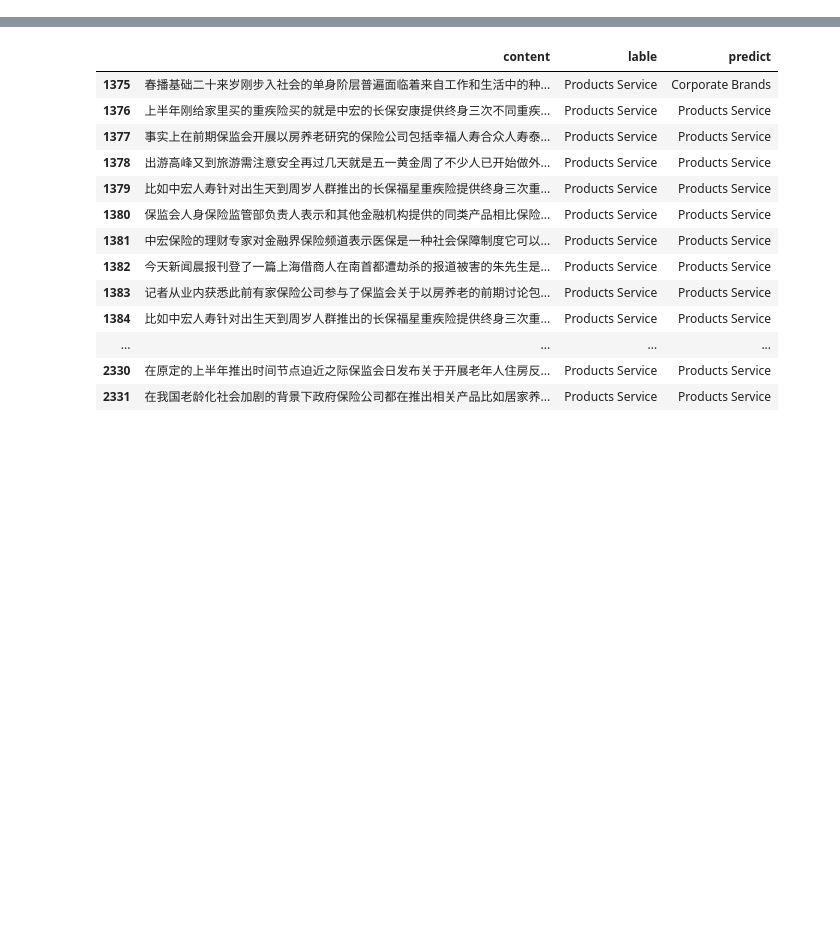
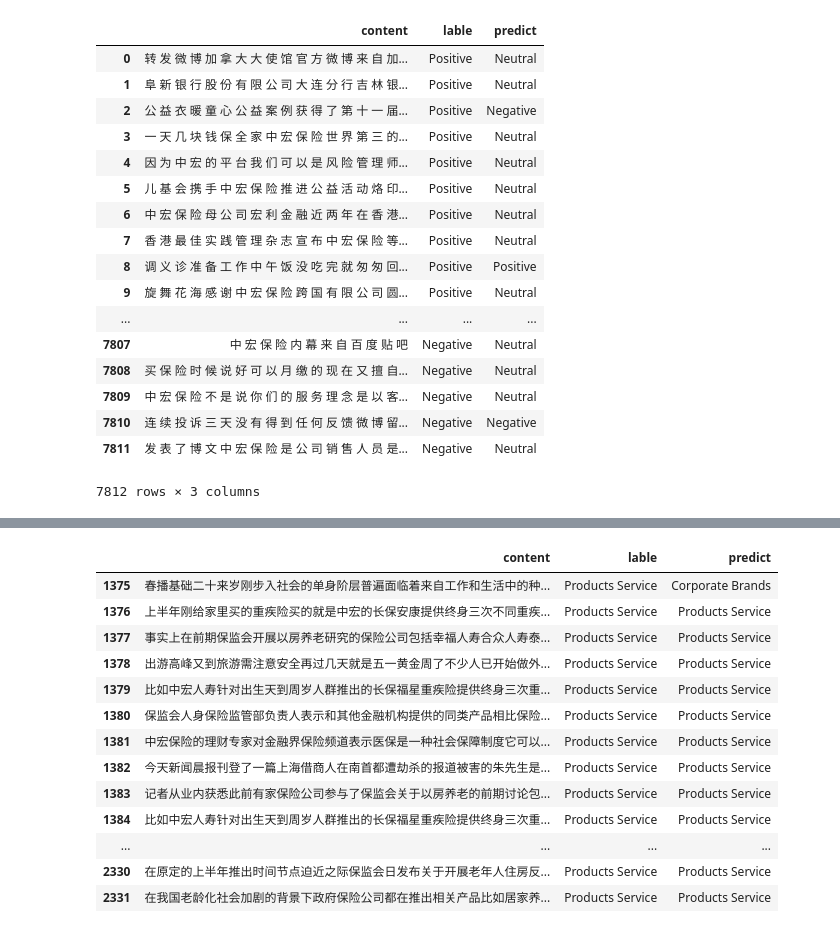
Before and after one commit to zbxzc35/zh_cnn_text_classify, a Jupyter notebook: result summery.ipynb, the cells around one changed output, grey strips where cells are left out. Saved outputs shown, nothing was run; the diff lists cells and outputs as text; code cells hidden in the pictures; blank space fills up the shorter version.

Commit message:
Merge branch 'master' into sentiment_analysis
# Conflicts:
#	data_preparation.ipynb
#	text_cnn.py
#	train.py

```diff
--- a/result summery.ipynb
+++ b/result summery.ipynb
@@ -5,5 +5,26 @@ myfile = './runs/2017-10-16T20:26:22.272819/'
 # %%
 data = pd.read_csv(myfile+'prediction.csv',names = ['content','lable','predict'])
+# %%
+data
+# %% [output]
+|  | content | lable | predict |
+| 0 | 转 发 微 博 加 拿 大 大 使 馆 官 方 微 博 来 自 加... | Positive | Neutral |
+| 1 | 阜 新 银 行 股 份 有 限 公 司 大 连 分 行 吉 林 银... | Positive | Neutral |
+| 2 | 公 益 衣 暖 童 心 公 益 案 例 获 得 了 第 十 一 届... | Positive | Negative |
+| 3 | 一 天 几 块 钱 保 全 家 中 宏 保 险 世 界 第 三 的... | Positive | Neutral |
+| 4 | 因 为 中 宏 的 平 台 我 们 可 以 是 风 险 管 理 师... | Positive | Neutral |
+| 5 | 儿 基 会 携 手 中 宏 保 险 推 进 公 益 活 动 烙 印... | Positive | Neutral |
+| 6 | 中 宏 保 险 母 公 司 宏 利 金 融 近 两 年 在 香 港... | Positive | Neutral |
+| 7 | 香 港 最 佳 实 践 管 理 杂 志 宣 布 中 宏 保 险 等... | Positive | Neutral |
+| 8 | 调 义 诊 准 备 工 作 中 午 饭 没 吃 完 就 匆 匆 回... | Positive | Positive |
+| 9 | 旋 舞 花 海 感 谢 中 宏 保 险 跨 国 有 限 公 司 圆... | Positive | Neutral |
+| ... | ... | ... | ... |
+| 7807 | 中 宏 保 险 内 幕 来 自 百 度 贴 吧 | Negative | Neutral |
+| 7808 | 买 保 险 时 候 说 好 可 以 月 缴 的 现 在 又 擅 自... | Negative | Neutral |
+| 7809 | 中 宏 保 险 不 是 说 你 们 的 服 务 理 念 是 以 客... | Negative | Neutral |
+| 7810 | 连 续 投 诉 三 天 没 有 得 到 任 何 反 馈 微 博 留... | Negative | Negative |
+| 7811 | 发 表 了 博 文 中 宏 保 险 是 公 司 销 售 人 员 是... | Negative | Neutral |
+7812 rows × 3 columns
 # %%
 data['content'] = data['content'].str.replace(' ', '')
 data = data.dropna()
```
Also changed, not shown: parts of 18 cells of this notebook, 3 other files.
